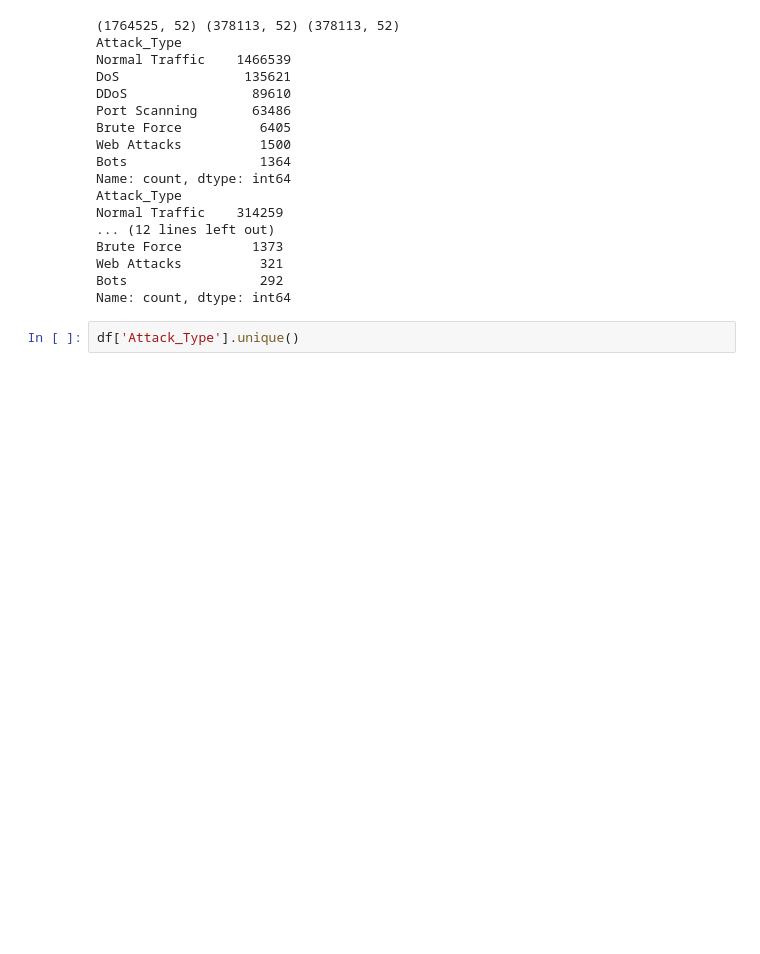
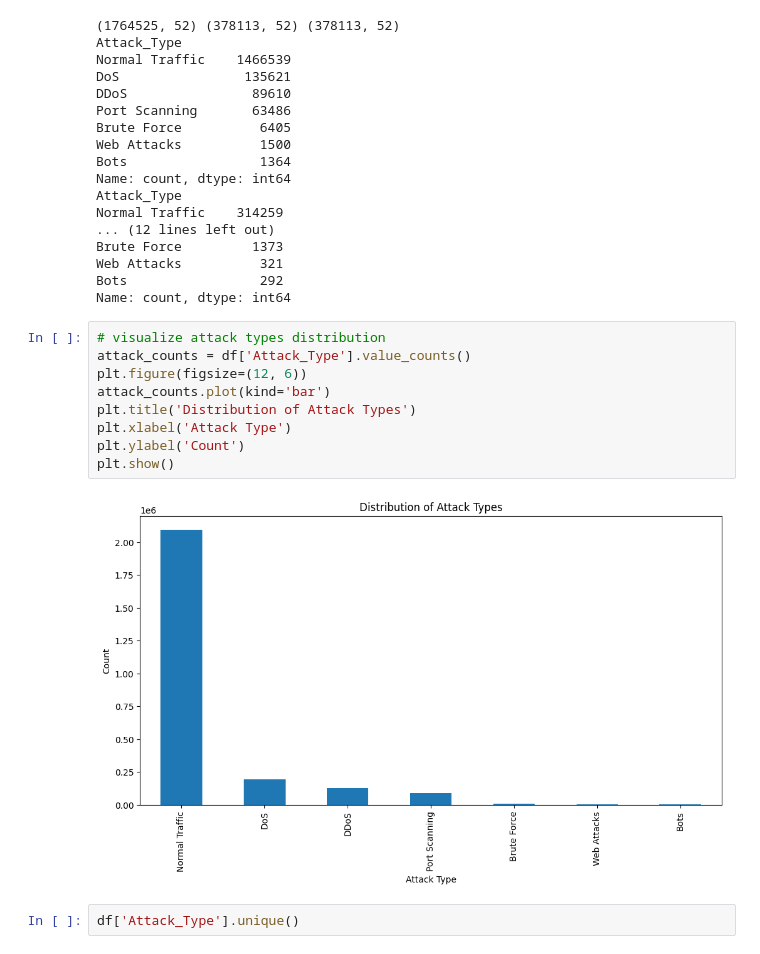
Before and after one commit to nourhan-osama8/IDS_AI, a Jupyter notebook: GP_CICIDs.ipynb, the cells around one changed output. Saved outputs shown, nothing was run; the diff lists cells and outputs as text; blank space fills up the shorter version.

```diff
--- a/GP_CICIDs.ipynb
+++ b/GP_CICIDs.ipynb
@@ -219,6 +222,17 @@ Brute Force         1373
 Web Attacks          321
 Bots                 292
 Name: count, dtype: int64
+# %%
+# visualize attack types distribution
+attack_counts = df['Attack_Type'].value_counts()
+plt.figure(figsize=(12, 6))
+attack_counts.plot(kind='bar')
+plt.title('Distribution of Attack Types')
+plt.xlabel('Attack Type')
+plt.ylabel('Count')
+plt.show()
+# %% [output]
+[figure, added]
 # %%
 df['Attack_Type'].unique()
 # %% [output]
```
Also changed, not shown: parts of 4 cells of this notebook.
